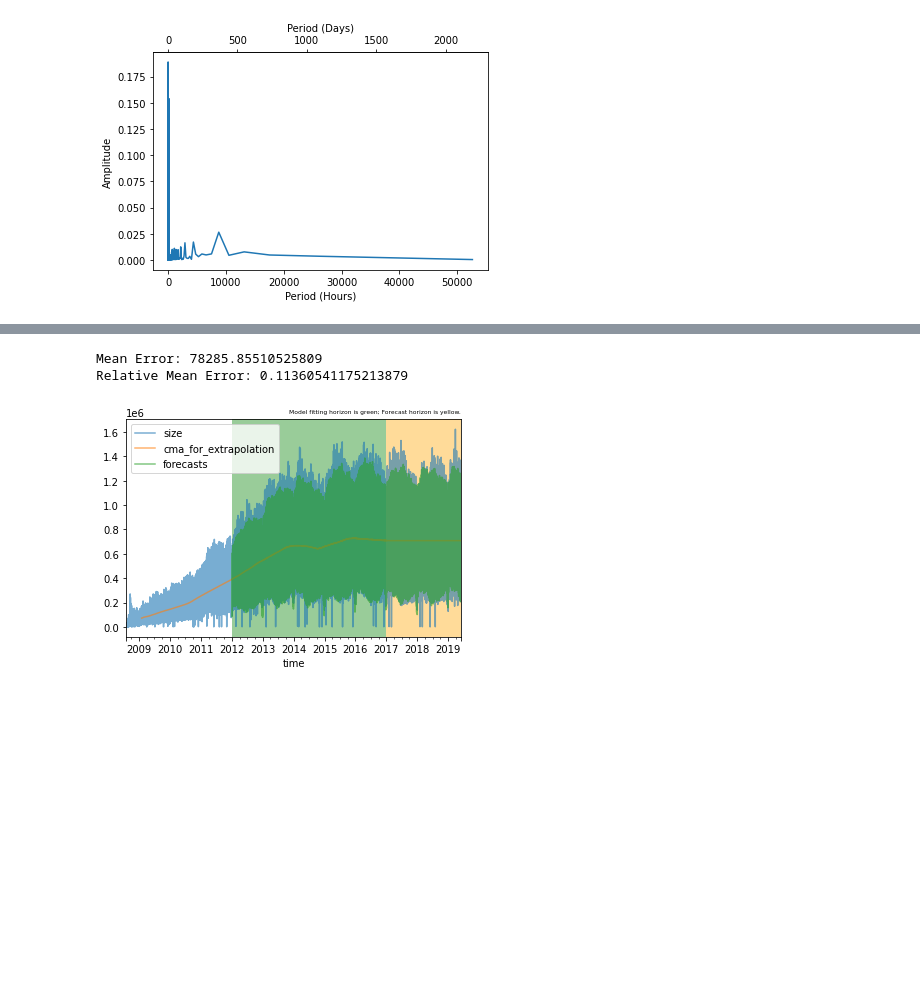
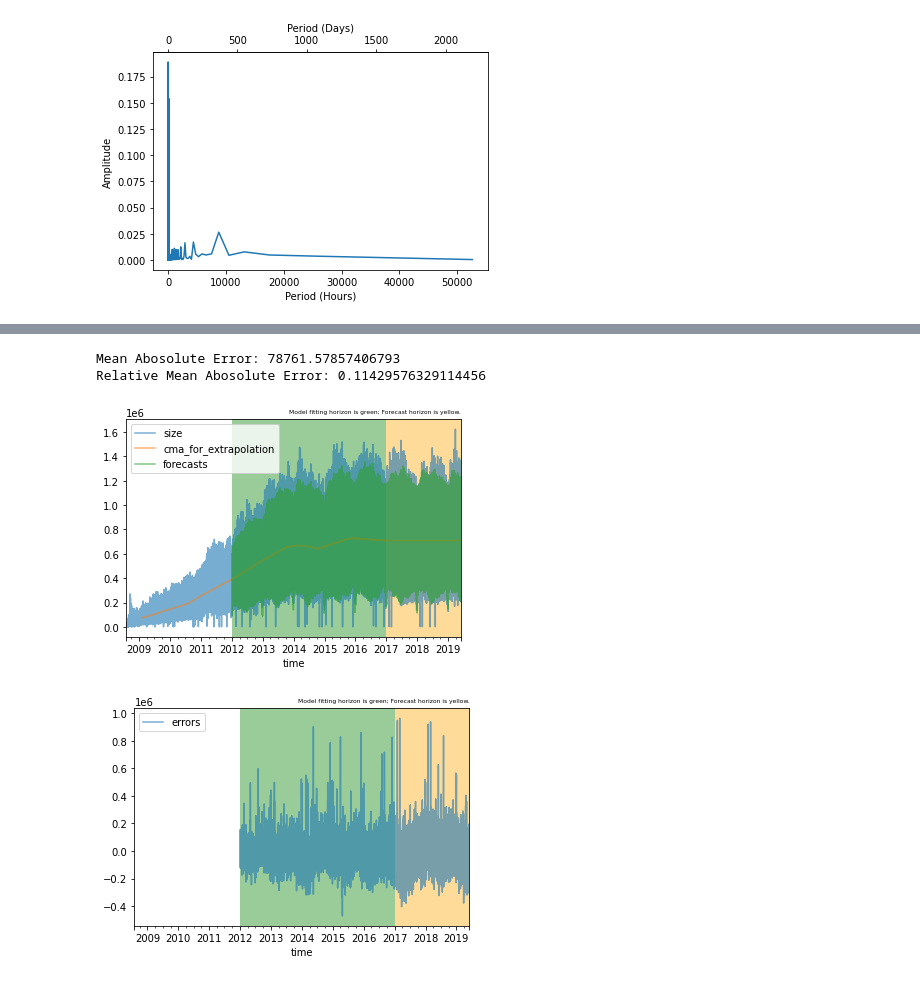
Before and after one commit to PerryXDeng/proj_stack_exchange, a Jupyter notebook: ts_analysis.ipynb, the cells around one changed output, grey strips where cells are left out. Cells and saved outputs as stored; diff of their text form; code cells hidden in the pictures; blank space fills up the shorter version.

```diff
--- a/ts_analysis.ipynb
+++ b/ts_analysis.ipynb
@@ -334,6 +342,6 @@ Relative Mean Error: 0.41748003438550607
 # %%
 # cheat and shift the forecast left by a day and see if it fixes the errors
-# indeed we find that our forecasting series have the weekdays somehow misaligned
+# yes it does (0.14 vs. 0.26). so much of the error is due to misalignment of waves with weekly frequencies
 # how can we fix this without cheating?
 df['forecasts'] = np.nan
 forecasts = df['forecasts'].values.copy()
@@ -344,10 +352,10 @@ fits = np.append(cmas[extrapolation_indices], [cmas[-1]]*24) *  (dft_extrapolate
 fits[num_extrapolations - num_forecasts:num_extrapolations] = fits[num_extrapolations - num_forecasts + 24:num_extrapolations + 24]
 forecasts[extrapolation_indices] = fits[:num_extrapolations]
 df['forecasts'] = forecasts
-df['errors'] = (df['forecasts'] - df['size']).abs()
+df['errors'] = (df['forecasts'] - df['size'])
 
 forecast_horizon = df[forecast_horizon_start:]
-print(f"Mean Error: {forecast_horizon['errors'].mean()}")
-print(f"Relative Mean Error: {forecast_horizon['errors'].mean()/forecast_horizon['size'].mean()}")
+print(f"Mean Abosolute Error: {forecast_horizon['errors'].abs().mean()}")
+print(f"Relative Mean Abosolute Error: {forecast_horizon['errors'].abs().mean()/forecast_horizon['size'].mean()}")
 plot_forecasts(df)
 # %% [output]
@@ -426,21 +446,22 @@ amplitudes = np.absolute(non_constant_signal_fft)/n
 frequencies_hz = (np.arange(0, n, 1) * sample_rate / n)[1:]
 periods_hours = (1/frequencies_hz)/((60**2))
 periods_days = (1/frequencies_hz)/((60**2)*24)
-filtered_indices = np.insert((periods_days > 365.25) + (amplitudes < 0.005),0,[True])
+filtered_indices = np.insert((periods_hours < 5) + (periods_days > 365.25) + (amplitudes < 0.005),0,[True])
+amp = 2
 
 df['forecasts'] = np.nan
 forecasts = df['forecasts'].values.copy()
 num_extrapolations = len(df[shorter_fit_horizon_start:])
 num_forecasts = len(df[forecast_horizon_start:])
 extrapolation_indices = df.index >= shorter_fit_horizon_start
-fits = cmas[extrapolation_indices] *  (dft_extrapolate_filtered_cpu(shorter_signal_fft, num_extrapolations, filtered_indices) + 1)
+fits = cmas[extrapolation_indices] *  (amp * dft_extrapolate_filtered_cpu(shorter_signal_fft, num_extrapolations, filtered_indices) + 1)
 forecasts[extrapolation_indices] = fits
 df['forecasts'] = forecasts
-df['errors'] = (df['forecasts'] - df['size']).abs()
+df['errors'] = (df['forecasts'] - df['size'])
 
 forecast_horizon = df[forecast_horizon_start:]
-print(f"Mean Error: {forecast_horizon['errors'].mean()}")
-print(f"Relative Mean Error: {forecast_horizon['errors'].mean()/forecast_horizon['size'].mean()}")
+print(f"Mean Abosolute Error: {forecast_horizon['errors'].abs().mean()}")
+print(f"Relative Mean Abosolute Error: {forecast_horizon['errors'].abs().mean()/forecast_horizon['size'].mean()}")
 
 plot_forecasts(df, shorter_fit_horizon_start, forecast_horizon_start)
 # %% [output]
@@ -451,42 +473,51 @@ Relative Mean Error: 0.3684144658690639
 # let's try starting the fitting horizon on 2012 which starts on a sunday, like 2017
 # led to much lower error!!!!!
 # only around 10% off relatively, which is really good considering we are predicting 8760 steps ahead
 # no more underforecasting on mondays or overfasting on saturdays!!!
+# this is because the fourier "extrapolation" we are doing is really repeating the periodic signals
+# thus for it to work correctly, the periods need to be lined up
+
+# also notice how the error distributions in the fitting horizon is almost identical
+# to the error distribution in the forecast horizon with the filters and the weekday alignment
+# - this is a very good property for statistical methods such as anomaly detection and risk analysis
+
+# perhaps it is also possible to fix this by modifying the phaseshift of waves with a weekly frequency?
+# but that's too muche effort for this - we already have a fix
+# modifying phase shift also requires apriori knowledge of period alignments, which might not always be possible
 
 # CONCLUSION 2
 # sample and forecast need to have the start of their time respective periods aligned for fourer model
-# otherwise the waves dont line up as they should for extrapolation
-
-# side note: perhaps it is also possible to fix this by modifying the phaseshift of waves with a weekly frequency?
-# but that's too muche effort for this - we already have a fix
+# otherwise the periodic components of the time series, repeated by fourier waves, dont line up as they should for extrapolation
 sunday_fit_horizon_start = np.datetime64("2012-01-01T00:00:00")
 sunday_fitting_horizon = filtered_df[sunday_fit_horizon_start:forecast_horizon_start - np.timedelta64(1,"h")].copy()
 sunday_signal_fft = np.fft.fft(sunday_fitting_horizon['size_detrended'])
 
 n = len(sunday_fitting_horizon)
 non_constant_signal_fft = sunday_signal_fft[1:] # first term has frequency of zero which is just a constant term
 amplitudes = np.absolute(non_constant_signal_fft)/n
 frequencies_hz = (np.arange(0, n, 1) * sample_rate / n)[1:]
 periods_hours = (1/frequencies_hz)/((60**2))
 periods_days = (1/frequencies_hz)/((60**2)*24)
-filtered_indices = np.insert((periods_days > 365.25) + (amplitudes < 0.005),0,[True])
+filtered_indices = np.insert((periods_hours < 5) + (periods_days > 365.25) + (amplitudes < 0.005),0,[True])
+amp = 2
 
 df['forecasts'] = np.nan
 forecasts = df['forecasts'].values.copy()
 num_extrapolations = len(df[sunday_fit_horizon_start:])
 num_forecasts = len(df[forecast_horizon_start:])
 extrapolation_indices = df.index >= sunday_fit_horizon_start
-fits = cmas[extrapolation_indices] *  (dft_extrapolate_filtered_cpu(sunday_signal_fft, num_extrapolations, filtered_indices) + 1)
+fits = cmas[extrapolation_indices] *  (amp * dft_extrapolate_filtered_cpu(sunday_signal_fft, num_extrapolations, filtered_indices) + 1)
 forecasts[extrapolation_indices] = fits
 df['forecasts'] = forecasts
-df['errors'] = (df['forecasts'] - df['size']).abs()
+df['errors'] = (df['forecasts'] - df['size'])
 
 forecast_horizon = df[forecast_horizon_start:]
-print(f"Mean Error: {forecast_horizon['errors'].mean()}")
-print(f"Relative Mean Error: {forecast_horizon['errors'].mean()/forecast_horizon['size'].mean()}")
+print(f"Mean Abosolute Error: {forecast_horizon['errors'].abs().mean()}")
+print(f"Relative Mean Abosolute Error: {forecast_horizon['errors'].abs().mean()/forecast_horizon['size'].mean()}")
 
 plot_forecasts(df, sunday_fit_horizon_start, forecast_horizon_start)
 # %% [output]
-Mean Error: 78285.85510525809
-Relative Mean Error: 0.11360541175213879
+Mean Abosolute Error: 78761.57857406793
+Relative Mean Abosolute Error: 0.11429576329114456
-[figure, old version]
+[figure, new version]
+[figure, added]
```
Also changed, not shown: parts of 11 cells of this notebook.
